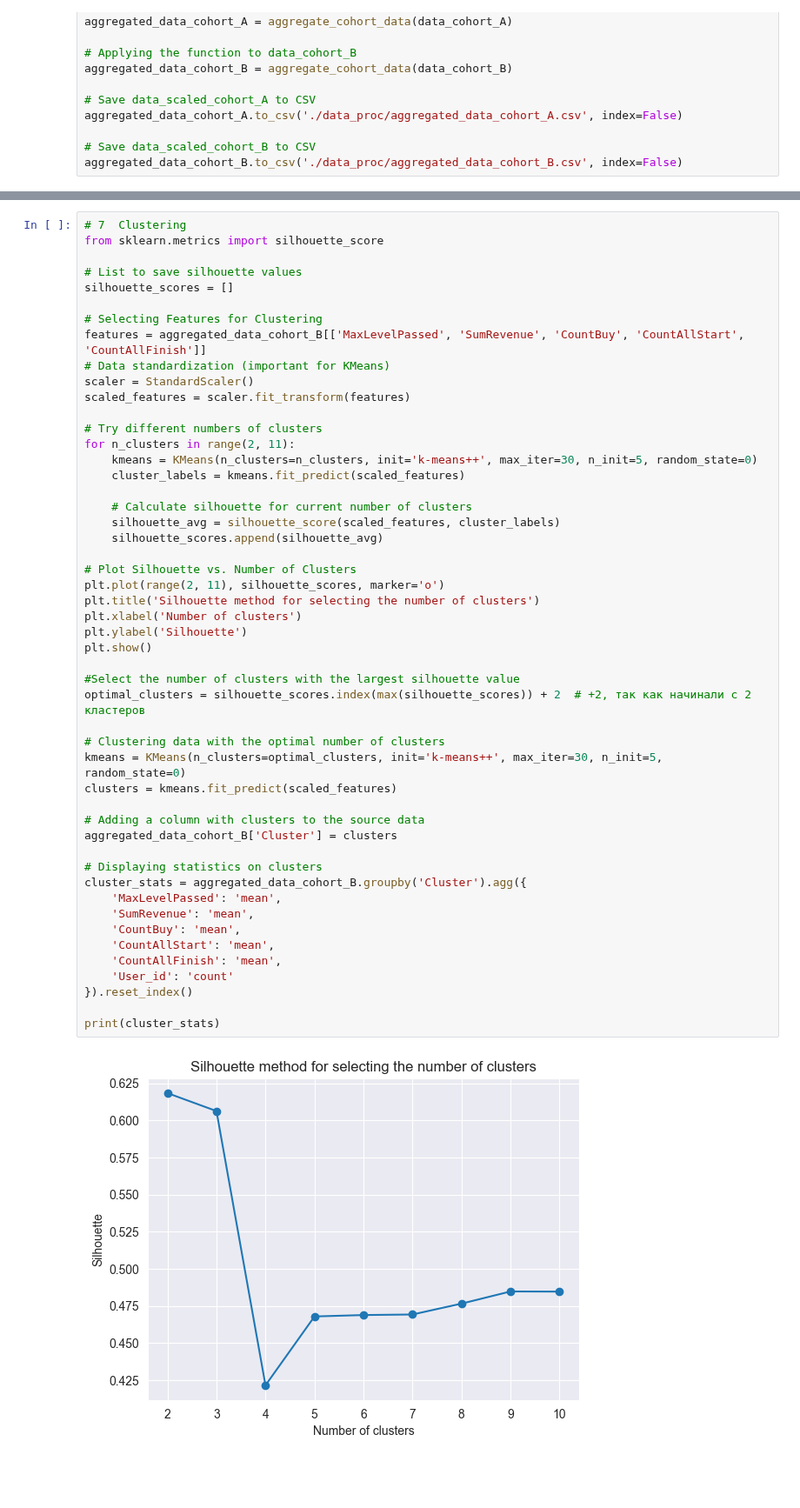
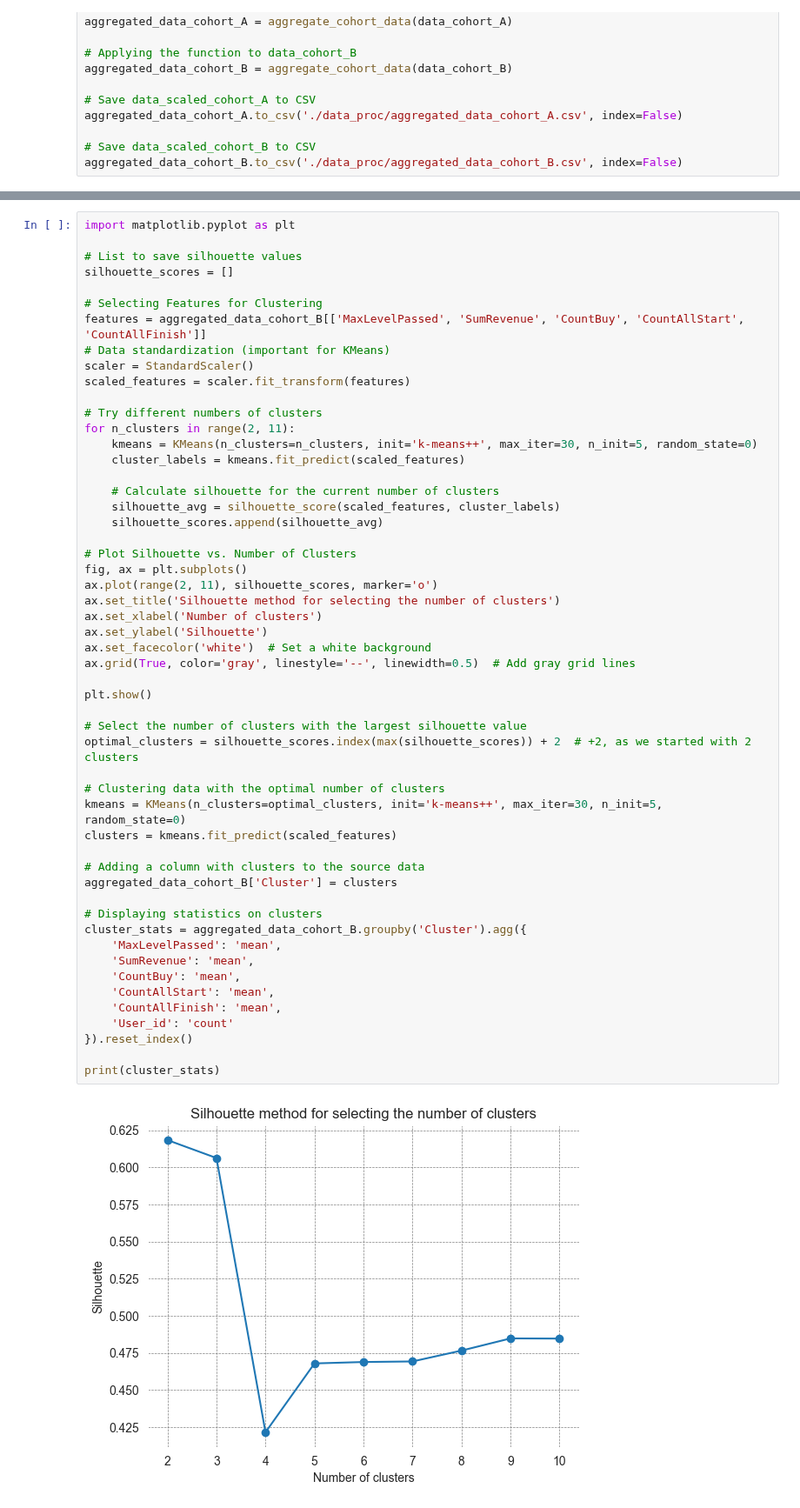
Before and after one commit to prosto-vlad19/A-B_testing_analysis, a Jupyter notebook: other_analysis.ipynb, the cells around one changed output, grey strips where cells are left out. Shown at 87% size. Drawn from its saved outputs; the diff is of its cells as text; blank space fills up the shorter version.

Commit message:
update plots in other_analysis.ipynb

```diff
--- a/other_analysis.ipynb
+++ b/other_analysis.ipynb
@@ -292,8 +293,7 @@ data_scaled_cohort_B.to_csv('./data_proc/data_scaled_cohort_B.csv', index=False)
 
 [5 rows x 22 columns]
 # %%
-# 7  Clustering
-from sklearn.metrics import silhouette_score
+import matplotlib.pyplot as plt
 
 # List to save silhouette values
 silhouette_scores = []
@@ -308,39 +308,43 @@ scaled_features = scaler.fit_transform(features)
 for n_clusters in range(2, 11):
     kmeans = KMeans(n_clusters=n_clusters, init='k-means++', max_iter=30, n_init=5, random_state=0)
     cluster_labels = kmeans.fit_predict(scaled_features)
 
-    # Calculate silhouette for current number of clusters
+    # Calculate silhouette for the current number of clusters
     silhouette_avg = silhouette_score(scaled_features, cluster_labels)
     silhouette_scores.append(silhouette_avg)
 
 # Plot Silhouette vs. Number of Clusters
-plt.plot(range(2, 11), silhouette_scores, marker='o')
-plt.title('Silhouette method for selecting the number of clusters')
-plt.xlabel('Number of clusters')
-plt.ylabel('Silhouette')
+fig, ax = plt.subplots()
+ax.plot(range(2, 11), silhouette_scores, marker='o')
+ax.set_title('Silhouette method for selecting the number of clusters')
+ax.set_xlabel('Number of clusters')
+ax.set_ylabel('Silhouette')
+ax.set_facecolor('white')  # Set a white background
+ax.grid(True, color='gray', linestyle='--', linewidth=0.5)  # Add gray grid lines
+
 plt.show()
 
-#Select the number of clusters with the largest silhouette value
-optimal_clusters = silhouette_scores.index(max(silhouette_scores)) + 2  # +2, так как начинали с 2 кластеров
+# Select the number of clusters with the largest silhouette value
+optimal_clusters = silhouette_scores.index(max(silhouette_scores)) + 2  # +2, as we started with 2 clusters
 
 # Clustering data with the optimal number of clusters
 kmeans = KMeans(n_clusters=optimal_clusters, init='k-means++', max_iter=30, n_init=5, random_state=0)
 clusters = kmeans.fit_predict(scaled_features)
 
 # Adding a column with clusters to the source data
 aggregated_data_cohort_B['Cluster'] = clusters
 
 # Displaying statistics on clusters
 cluster_stats = aggregated_data_cohort_B.groupby('Cluster').agg({
     'MaxLevelPassed': 'mean',
     'SumRevenue': 'mean',
     'CountBuy': 'mean',
     'CountAllStart': 'mean',
     'CountAllFinish': 'mean',
     'User_id': 'count'
 }).reset_index()
 
 print(cluster_stats)
 # %% [output]
-[figure, old version]
+[figure, new version]
    Cluster  MaxLevelPassed  SumRevenue  CountBuy  CountAllStart  \
```
Also changed, not shown: parts of 4 cells of this notebook.
